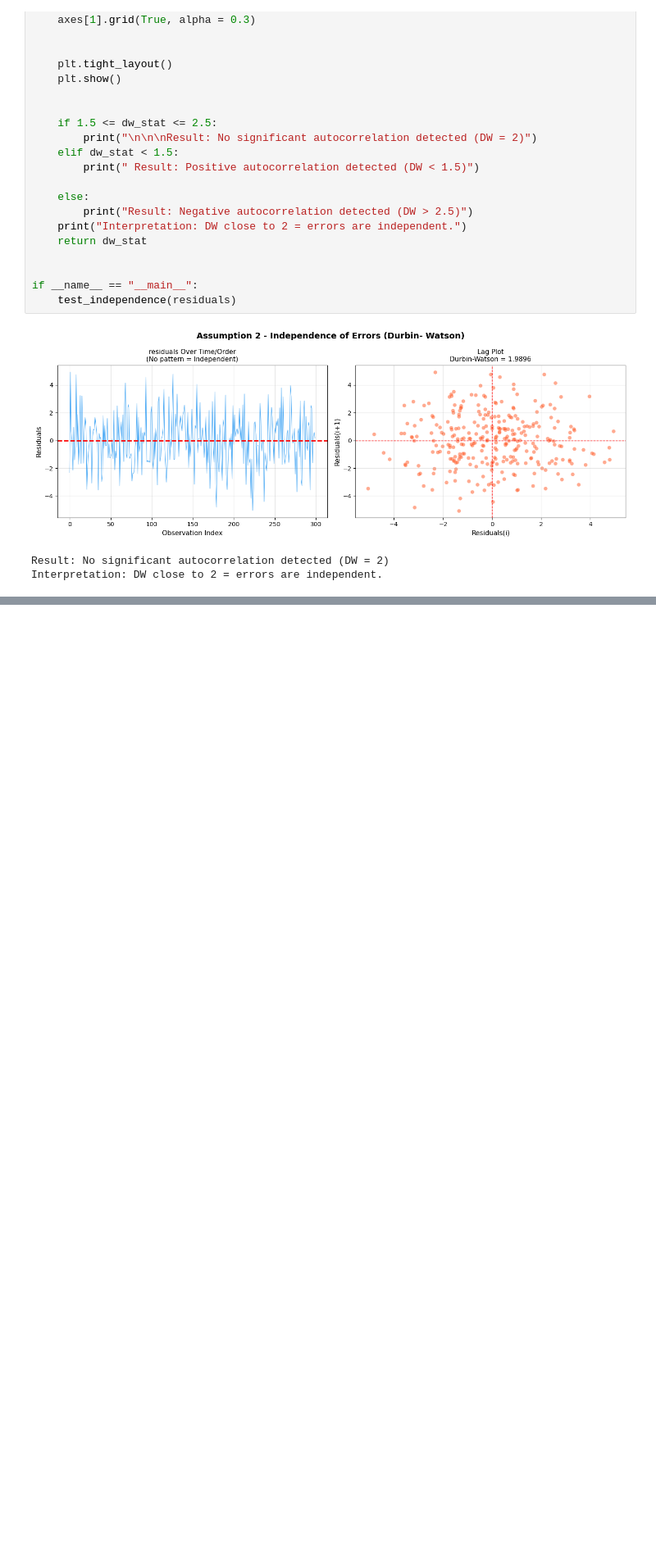
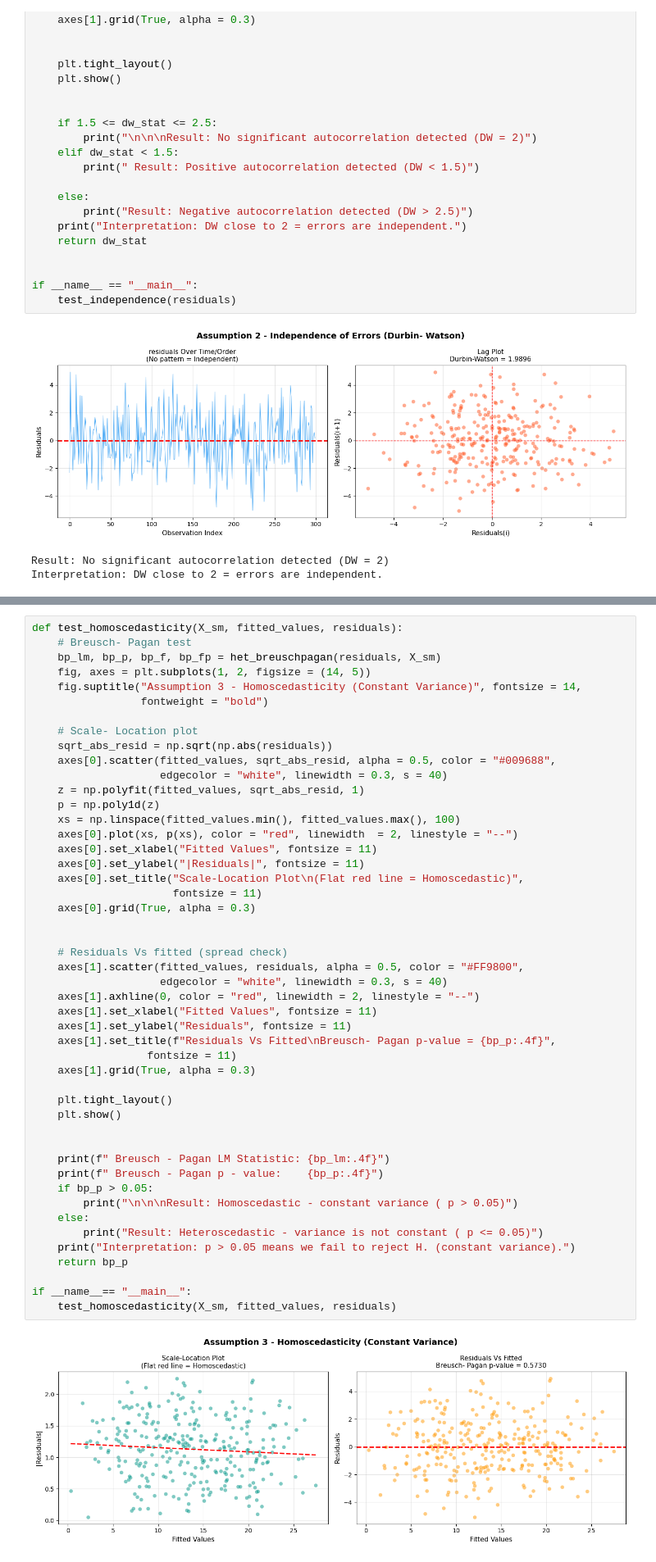
Before and after one commit to the-liyanage/from-scratch, a Jupyter notebook: regression/linear-regression/stat-tests.ipynb, the cells around one changed output, grey strips where cells are left out. Shown at 82% size. Cells and saved outputs as stored; diff of their text form; blank space fills up the shorter version.

Commit message:
third test added

```diff
--- a/regression/linear-regression/stat-tests.ipynb
+++ b/regression/linear-regression/stat-tests.ipynb
@@ -206,0 +217,50 @@ Interpretation: DW close to 2 = errors are independent.
+# %%
+def test_homoscedasticity(X_sm, fitted_values, residuals):
+    # Breusch- Pagan test
+    bp_lm, bp_p, bp_f, bp_fp = het_breuschpagan(residuals, X_sm)
+    fig, axes = plt.subplots(1, 2, figsize = (14, 5))
+    fig.suptitle("Assumption 3 - Homoscedasticity (Constant Variance)", fontsize = 14,
+                 fontweight = "bold")
+
+    # Scale- Location plot
+    sqrt_abs_resid = np.sqrt(np.abs(residuals))
+    axes[0].scatter(fitted_values, sqrt_abs_resid, alpha = 0.5, color = "#009688",
+                    edgecolor = "white", linewidth = 0.3, s = 40)
+    z = np.polyfit(fitted_values, sqrt_abs_resid, 1)
+    p = np.poly1d(z)
+    xs = np.linspace(fitted_values.min(), fitted_values.max(), 100)
+    axes[0].plot(xs, p(xs), color = "red", linewidth  = 2, linestyle = "--")
+    axes[0].set_xlabel("Fitted Values", fontsize = 11)
+    axes[0].set_ylabel("|Residuals|", fontsize = 11)
+    axes[0].set_title("Scale-Location Plot\n(Flat red line = Homoscedastic)",
+                      fontsize = 11)
+    axes[0].grid(True, alpha = 0.3)
+
+
+    # Residuals Vs fitted (spread check)
+    axes[1].scatter(fitted_values, residuals, alpha = 0.5, color = "#FF9800",
+                    edgecolor = "white", linewidth = 0.3, s = 40)
+    axes[1].axhline(0, color = "red", linewidth = 2, linestyle = "--")
+    axes[1].set_xlabel("Fitted Values", fontsize = 11)
+    axes[1].set_ylabel("Residuals", fontsize = 11)
+    axes[1].set_title(f"Residuals Vs Fitted\nBreusch- Pagan p-value = {bp_p:.4f}",
+                  fontsize = 11)
+    axes[1].grid(True, alpha = 0.3)
+
+    plt.tight_layout()
+    plt.show()
+
+
+    print(f" Breusch - Pagan LM Statistic: {bp_lm:.4f}")
+    print(f" Breusch - Pagan p - value:    {bp_p:.4f}")
+    if bp_p > 0.05:
+        print("\n\n\nResult: Homoscedastic - constant variance ( p > 0.05)")
+    else:
+        print("Result: Heteroscedastic - variance is not constant ( p <= 0.05)")
+    print("Interpretation: p > 0.05 means we fail to reject H. (constant variance).")
+    return bp_p
+
+if __name__== "__main__":
+    test_homoscedasticity(X_sm, fitted_values, residuals)
+# %% [output]
+[figure, added]
```
Also changed, not shown: parts of 3 cells of this notebook.
